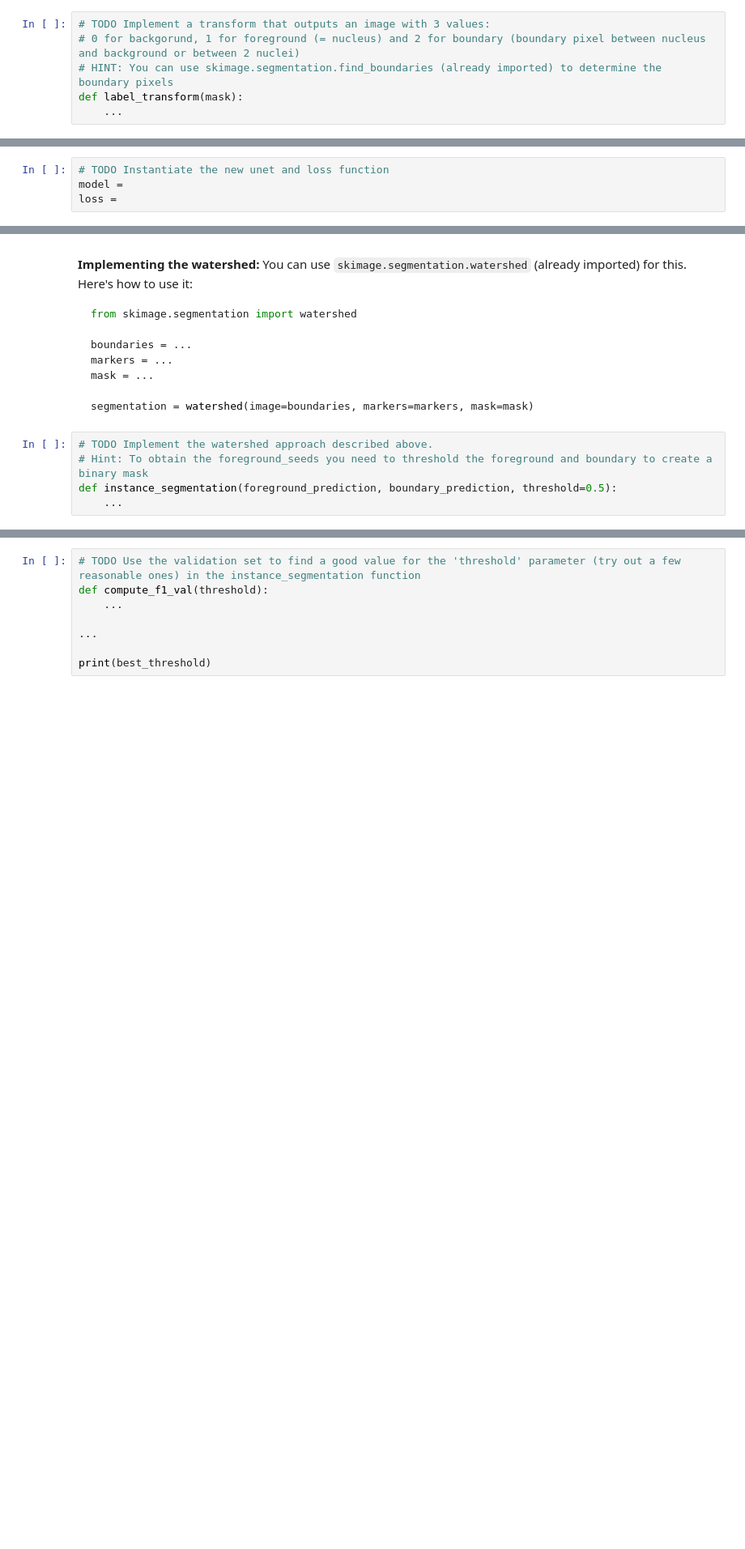
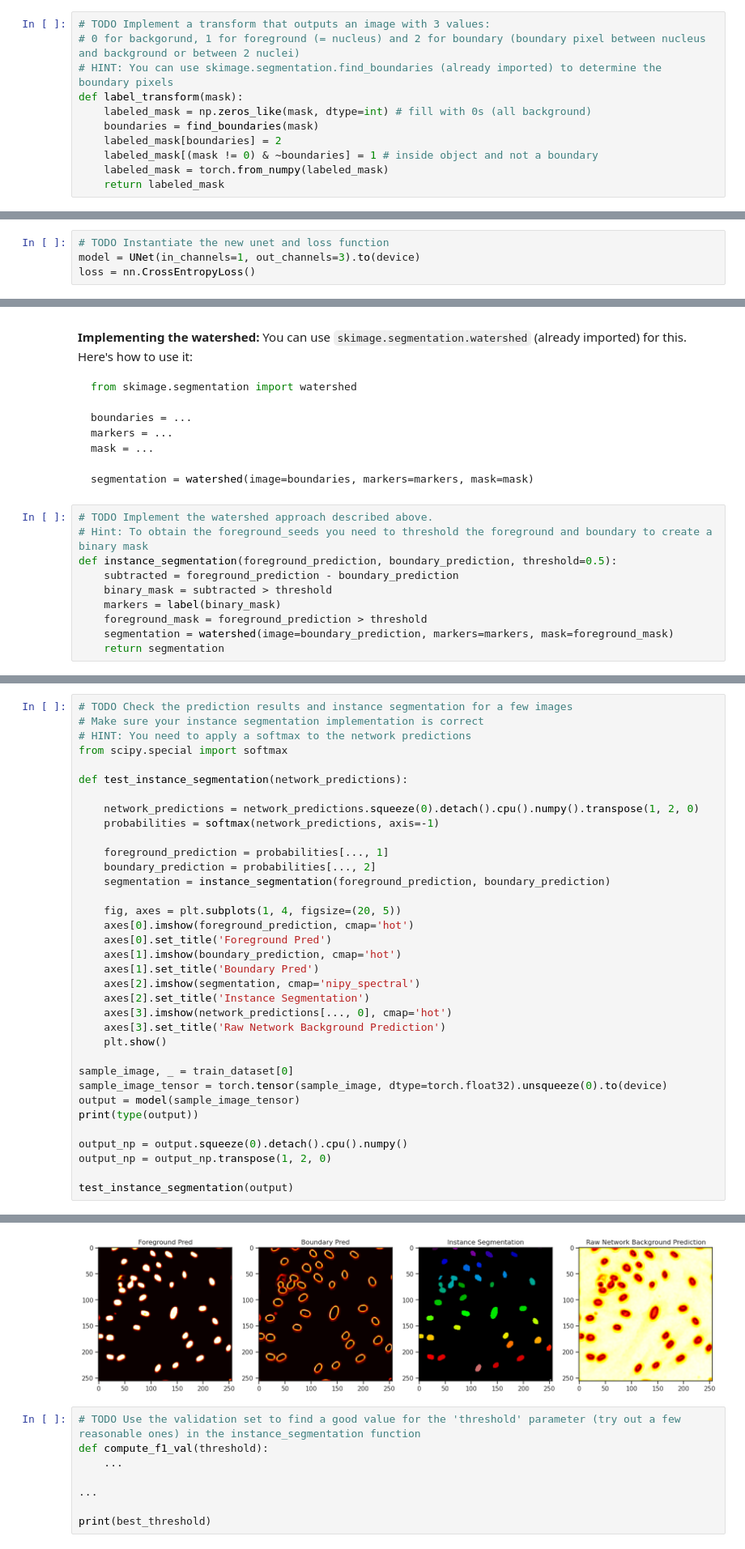
Before and after one commit to lhahner/deep-learning-computer-vision-exercises-wise-25, a Jupyter notebook: Ex4_2025_zwischenstand.ipynb, the cells around one changed output, grey strips where cells are left out. Shown at 81% size. Drawn from its saved outputs; the diff is of its cells as text; blank space fills up the shorter version.

```diff
--- a/Ex4_2025_zwischenstand.ipynb
+++ b/Ex4_2025_zwischenstand.ipynb
@@ -769,7 +825,12 @@ To avoid merges of touching nuclei, we will now add a boundary channel to the le
 # 0 for backgorund, 1 for foreground (= nucleus) and 2 for boundary (boundary pixel between nucleus and background or between 2 nuclei)
 # HINT: You can use skimage.segmentation.find_boundaries (already imported) to determine the boundary pixels
 def label_transform(mask):
-    ...
+    labeled_mask = np.zeros_like(mask, dtype=int) # fill with 0s (all background)
+    boundaries = find_boundaries(mask)
+    labeled_mask[boundaries] = 2
+    labeled_mask[(mask != 0) & ~boundaries] = 1 # inside object and not a boundary
+    labeled_mask = torch.from_numpy(labeled_mask)
+    return labeled_mask
 # %%
 # Instantiate the training and validation datasets with the new label transform
 train_dataset = NucleiDataset(train_images, train_masks, mask_transform=label_transform)
@@ -794,7 +860,7 @@ for im, target in train_dataset:
 # %%
 # TODO Instantiate the new unet and loss function
-model =
-loss =
+model = UNet(in_channels=1, out_channels=3).to(device)
+loss = nn.CrossEntropyLoss()
 # %%
 # Train the new U-Net for 10 epochs
 # (we don't use a metric here, since the target (with class labels 0, 1, 2) and prediction (one-hot encoding) have different representations
@@ -849,4 +917,9 @@ segmentation = watershed(image=boundaries, markers=markers, mask=mask)
 # TODO Implement the watershed approach described above.
 # Hint: To obtain the foreground_seeds you need to threshold the foreground and boundary to create a binary mask
 def instance_segmentation(foreground_prediction, boundary_prediction, threshold=0.5):
-    ...
+    subtracted = foreground_prediction - boundary_prediction
+    binary_mask = subtracted > threshold
+    markers = label(binary_mask)
+    foreground_mask = foreground_prediction > threshold
+    segmentation = watershed(image=boundary_prediction, markers=markers, mask=foreground_mask)
+    return segmentation
@@ -856,0 +926,36 @@ def instance_segmentation(foreground_prediction, boundary_prediction, threshold=
+# %%
+# TODO Check the prediction results and instance segmentation for a few images
+# Make sure your instance segmentation implementation is correct
+# HINT: You need to apply a softmax to the network predictions
+from scipy.special import softmax
+
+def test_instance_segmentation(network_predictions):
+
+    network_predictions = network_predictions.squeeze(0).detach().cpu().numpy().transpose(1, 2, 0)
+    probabilities = softmax(network_predictions, axis=-1)
+
+    foreground_prediction = probabilities[..., 1]
+    boundary_prediction = probabilities[..., 2]
+    segmentation = instance_segmentation(foreground_prediction, boundary_prediction)
+
+    fig, axes = plt.subplots(1, 4, figsize=(20, 5))
+    axes[0].imshow(foreground_prediction, cmap='hot')
+    axes[0].set_title('Foreground Pred')
+    axes[1].imshow(boundary_prediction, cmap='hot')
+    axes[1].set_title('Boundary Pred')
+    axes[2].imshow(segmentation, cmap='nipy_spectral')
+    axes[2].set_title('Instance Segmentation')
+    axes[3].imshow(network_predictions[..., 0], cmap='hot')
+    axes[3].set_title('Raw Network Background Prediction')
+    plt.show()
+
+sample_image, _ = train_dataset[0]
+sample_image_tensor = torch.tensor(sample_image, dtype=torch.float32).unsqueeze(0).to(device)
+output = model(sample_image_tensor)
+print(type(output))
+
+output_np = output.squeeze(0).detach().cpu().numpy()
+output_np = output_np.transpose(1, 2, 0)
+
+test_instance_segmentation(output)
+# %% [output]
@@ -857,3 +963,4 @@ def instance_segmentation(foreground_prediction, boundary_prediction, threshold=
+[figure, added]
 # %%
 # TODO Use the validation set to find a good value for the 'threshold' parameter (try out a few reasonable ones) in the instance_segmentation function
 def compute_f1_val(threshold):
```
Also changed, not shown: parts of 22 cells of this notebook.
